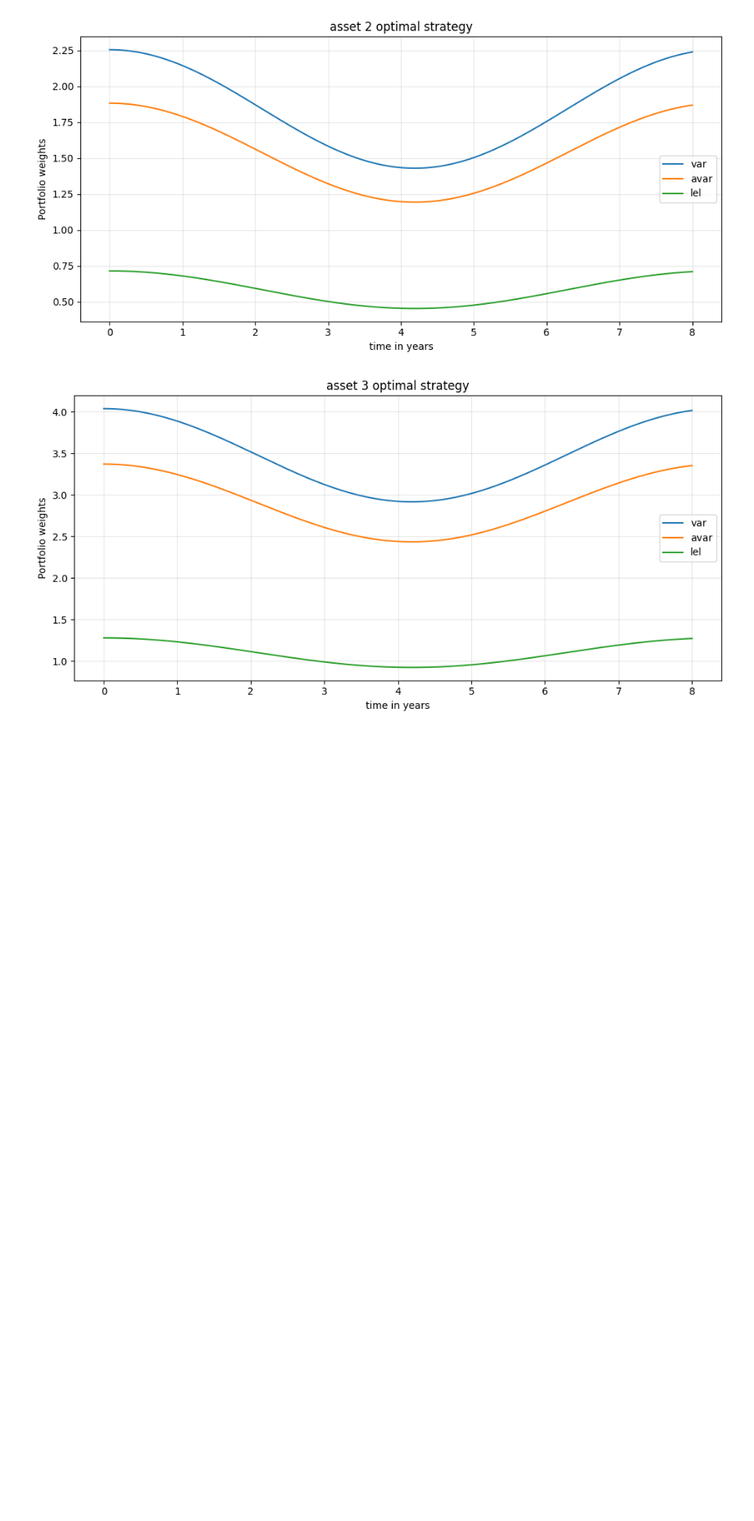
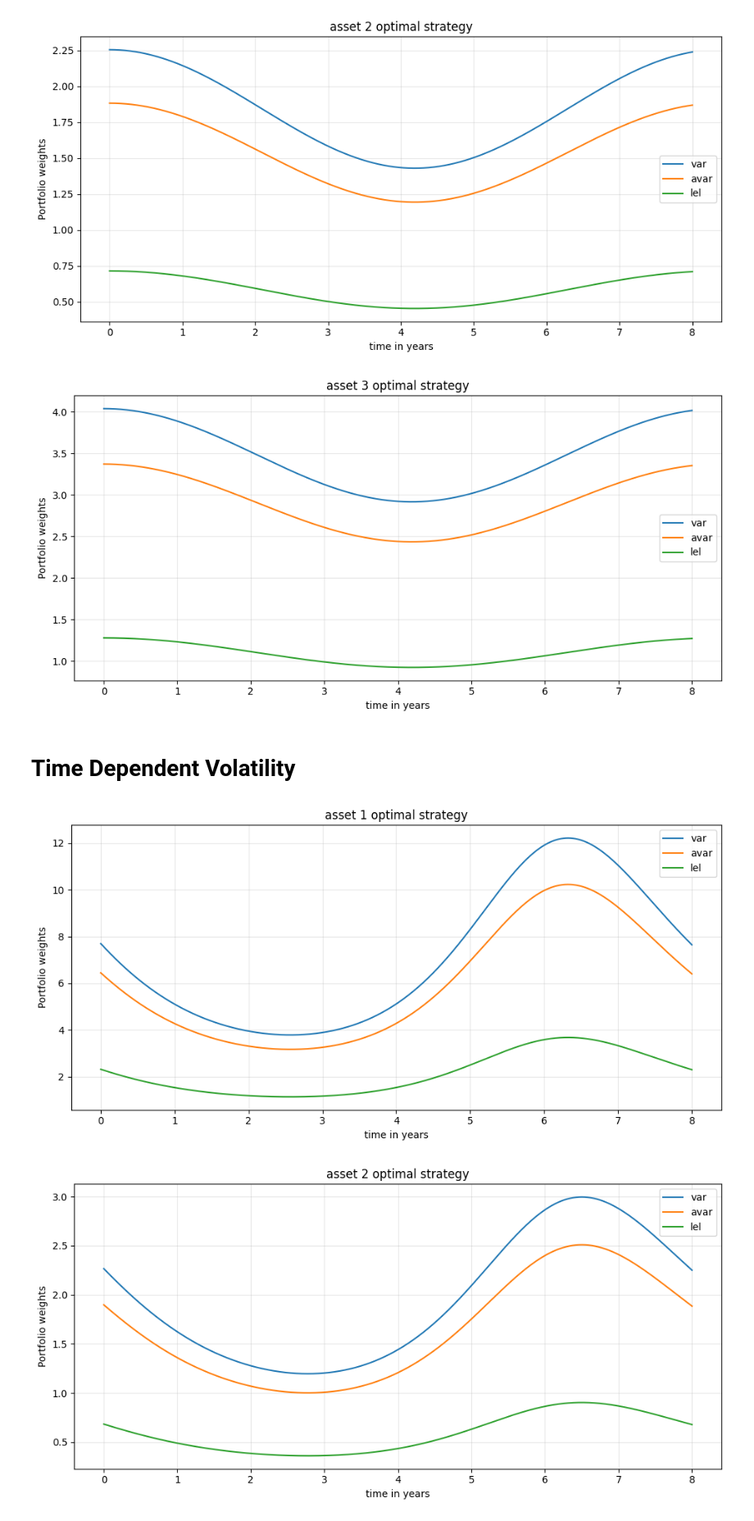
Before and after one commit to AbdelLaar/Portfolio-Optimization, a Jupyter notebook: Portfolio_optimization_under_RM.ipynb, the cells around one changed output. Shown at 82% size. Cells and saved outputs as stored; diff of their text form; code cells hidden in the pictures; blank space fills up the shorter version.

Commit message:
Add files via upload
Added time dependent volatility function. Next step will be parameter estimiation from historical data

```diff
--- a/Portfolio_optimization_under_RM.ipynb
+++ b/Portfolio_optimization_under_RM.ipynb
@@ -88,3 +85,5 @@ hpop.plot_helper(ak3, title= "asset 3 optimal strategy")
 [figure]
 [figure]
 [figure]
+# %% [markdown]
+# Time Dependent Volatility
@@ -90,0 +111,30 @@ hpop.plot_helper(ak3, title= "asset 3 optimal strategy")
+# %%
+t_lin, theta_td = hpop.theta_norm_td(B, T=T, vt_func=vt_func, rhot=rhot)
+A_td     = hpop.inthelog(T=T)
+
+eps_var_td  = hpop.solve_epsilon(theta_td[-1], alpha=alpha, A=A_td)
+eps_avar_td = hpop.solve_epsilon_avar_lel(theta_td[-1], alpha=alpha, A=A_td * alpha)
+eps_lel_td  = hpop.solve_epsilon_avar_lel(theta_td[-1], alpha=alpha, A=A_td * alpha, lel=True)
+chi_td      = math.log(M / (X0 * np.exp(r * T)))
+
+strat_var_td  = hpop.opt_strategy_td(eps_var_td,  theta_td[-1], vt_func, rhot, B, T)
+strat_avar_td = hpop.opt_strategy_td(eps_avar_td, theta_td[-1], vt_func, rhot, B, T)
+strat_lel_td  = hpop.opt_strategy_td(eps_lel_td,  theta_td[-1], vt_func, rhot, B, T)
+strat_M_td    = hpop.opt_strategy_td(chi_td,      theta_td[-1], vt_func, rhot, B, T)
+
+strat_var_td  = hpop.prep_r_col(strat_var_td)
+strat_avar_td = hpop.prep_r_col(strat_avar_td)
+strat_lel_td  = hpop.prep_r_col(strat_lel_td)
+strat_M_td    = hpop.prep_r_col(strat_M_td)
+
+ak1_td, ak2_td, ak3_td, rfr_td = hpop.split_3dfs_into_4dfs_var_avar_lel(
+    strat_var_td, strat_avar_td, strat_lel_td
+)
+# %%
+hpop.plot_helper(ak1_td, title= "asset 1 optimal strategy")
+hpop.plot_helper(ak2_td, title= "asset 2 optimal strategy")
+hpop.plot_helper(ak3_td, title= "asset 3 optimal strategy")
+hpop.plot_helper(rfr_td, title= "RFR optimal strategy")
+# %% [output]
+[figure, added]
+[figure, added]
```
Also changed, not shown: parts of 8 cells of this notebook, 1 other file.
